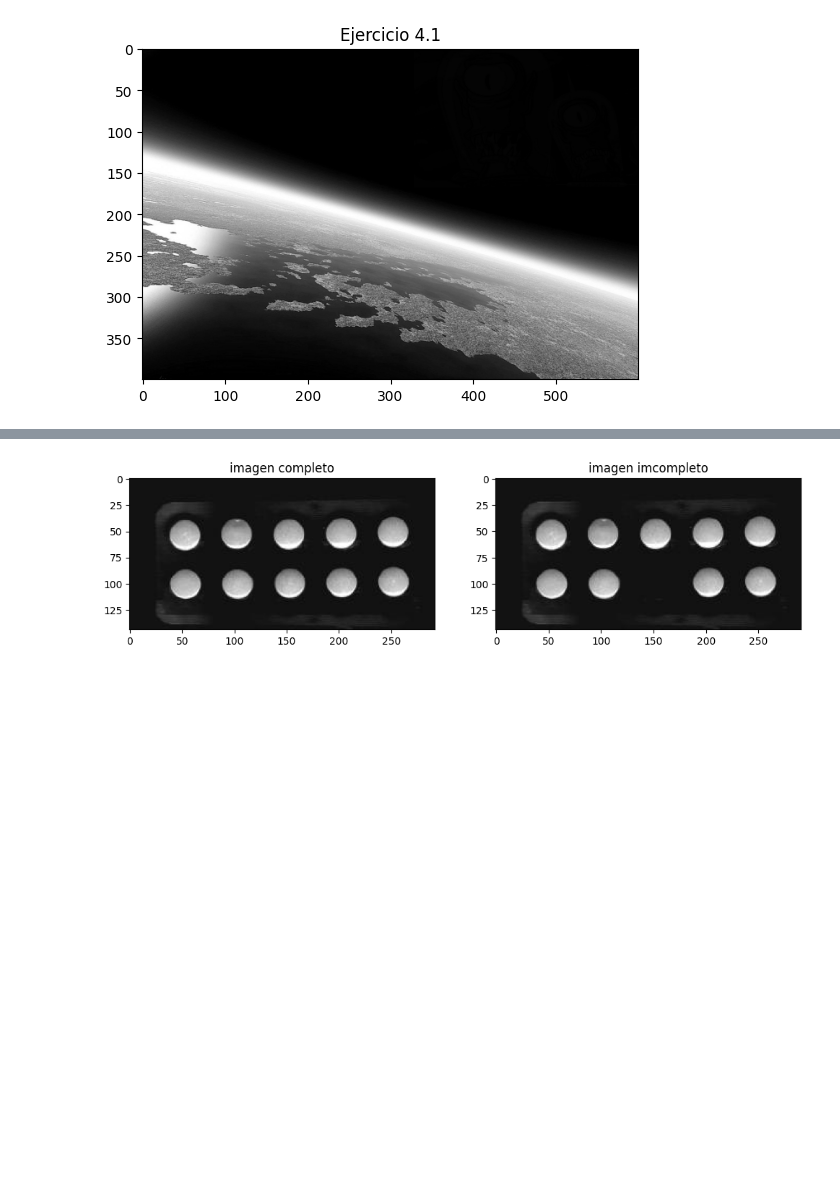
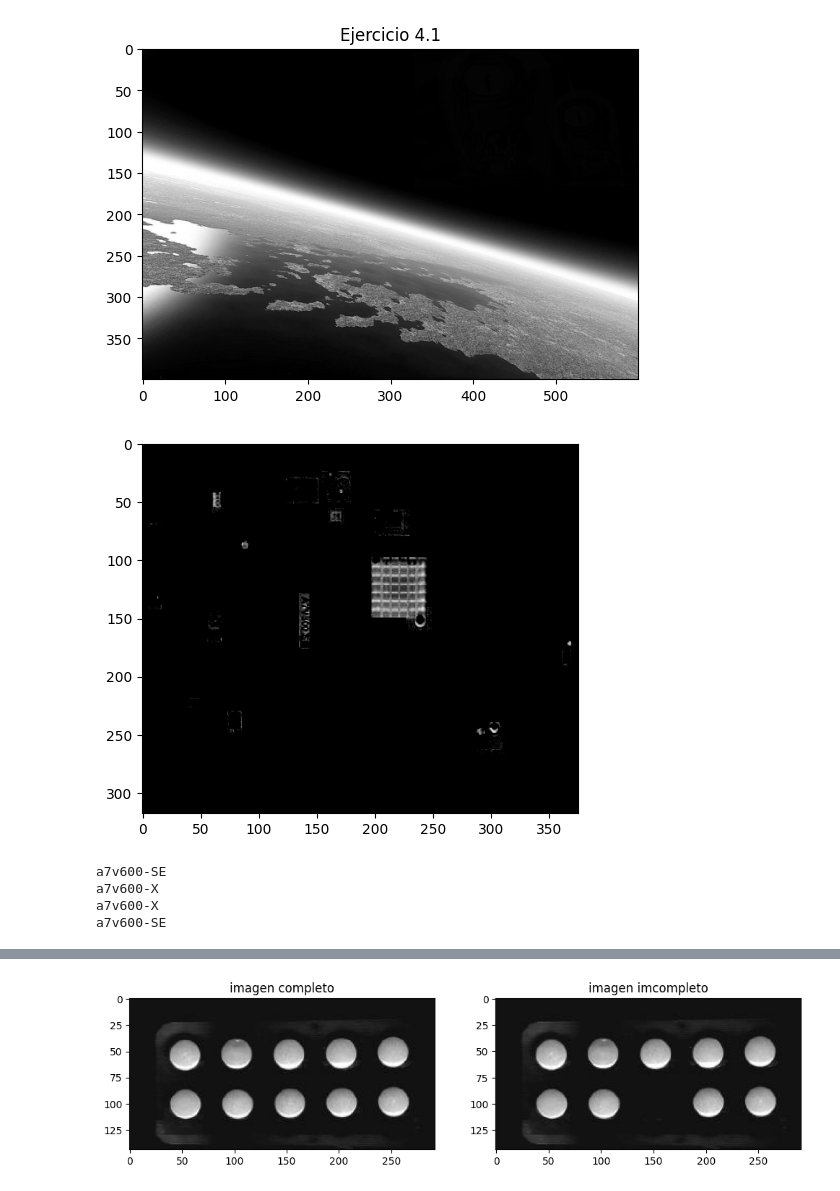
Before and after one commit to aguusandy/pdi-2024, a Jupyter notebook: Unidad2a_PDI.ipynb, the cells around one changed output, grey strips where cells are left out. Drawn from its saved outputs; the diff is of its cells as text; code cells hidden in the pictures; blank space fills up the shorter version.

```diff
--- a/Unidad2a_PDI.ipynb
+++ b/Unidad2a_PDI.ipynb
@@ -168,12 +156,0 @@ def suma_normalizada(imagenes):
-# %%
-imagen1 = cv2.imread('FAMILIA_a.jpg', cv2.IMREAD_GRAYSCALE)
-imagen2 = cv2.imread('FAMILIA_b.jpg', cv2.IMREAD_GRAYSCALE)
-imagenes = [imagen1,imagen2]
-fig, ax = plt.subplots(nrows=1, ncols=3, figsize=(12,12))
-ax[0].imshow(imagen1,cmap='gray')
-ax[0].set_title("FAMILIA_a")
-ax[1].imshow(imagen2,cmap='gray')
-ax[1].set_title("FAMILIA_b")
-img = suma_normalizada(imagenes)
-ax[2].imshow(img,cmap='gray')
-ax[2].set_title("promedio")
@@ -384,0 +398,31 @@ cv2.destroyAllWindows()
+# %%
+# EJRCICIO 4.2
+# Primero usamos la resta para darnos cuenta que lugares son los mas diferenciables entre ambas placas
+placa_SE = plt.imread("a7v600-SE.gif",cv2.IMREAD_GRAYSCALE)
+placa_X = plt.imread("a7v600-X.gif",cv2.IMREAD_GRAYSCALE)
+placa_SE_ruido = plt.imread("a7v600-SE(RImpulsivo).gif",cv2.IMREAD_GRAYSCALE)
+placa_X_ruido = plt.imread("a7v600-X(RImpulsivo).gif",cv2.IMREAD_GRAYSCALE)
+
+dif = cv2.subtract(placa_SE,placa_X)
+plt.imshow(dif,cmap='gray'); ax[0,2].set_title("dif_SE")
+
+mask = np.zeros(placa_X.shape).astype(np.uint8)
+mask[100:150,200:250] = 1
+placa_SE_roi = multiplicacion_imagen(placa_SE,mask)
+#placa_SE_ruido_roi = multiplicacion_imagen(placa_SE_ruido,mask)
+placa_X_roi = multiplicacion_imagen(placa_X,mask)
+# %% [output]
+[figure, added]
+# %%
+
+mask = np.zeros(placa_X_ruido_roi.shape).astype(np.uint8)
+mask[100:150,200:250] = 1
+print(tipo_placa(placa_SE,mask))
+print(tipo_placa(placa_X,mask))
+print(tipo_placa(placa_X_ruido,mask))
+print(tipo_placa(placa_SE_ruido,mask))
+# %% [output]
+a7v600-SE
+a7v600-X
+a7v600-X
+a7v600-SE
```
Also changed, not shown: parts of 10 cells of this notebook.
